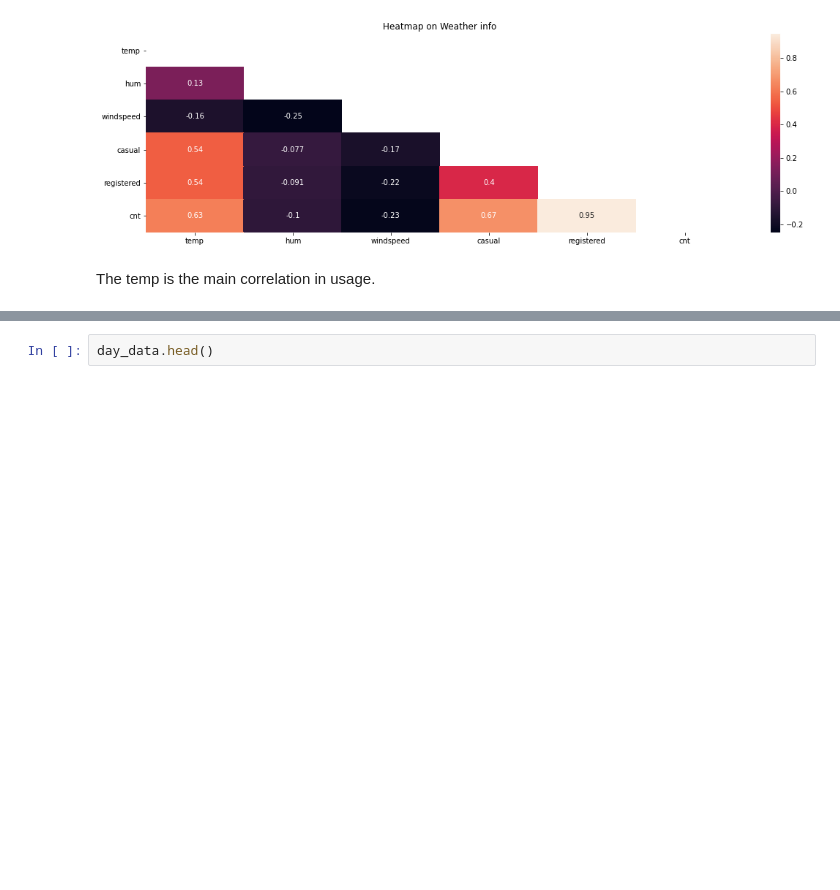
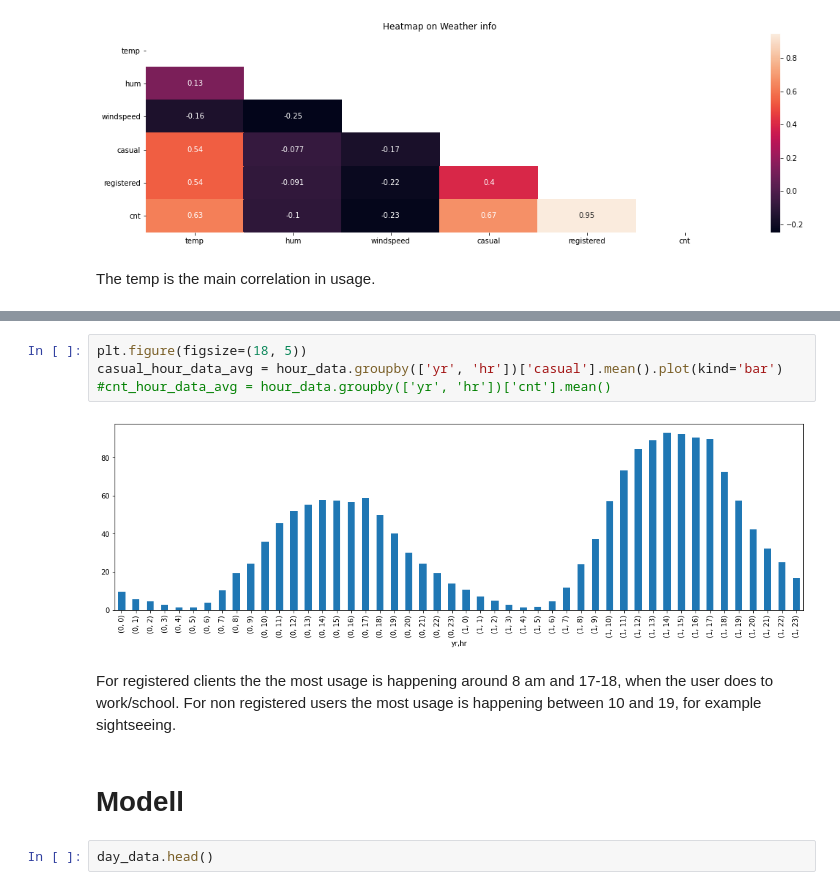
Before and after one commit to Judiiith/Bike_Sharing, a Jupyter notebook: Bike_Sharing.ipynb, the cells around one changed output, grey strips where cells are left out. Saved outputs shown, nothing was run; the diff lists cells and outputs as text; blank space fills up the shorter version.

```diff
--- a/Bike_Sharing.ipynb
+++ b/Bike_Sharing.ipynb
@@ -162,3 +185,14 @@ The temp is the main correlation in usage.
+# %%
+plt.figure(figsize=(18, 5))
+casual_hour_data_avg = hour_data.groupby(['yr', 'hr'])['casual'].mean().plot(kind='bar')
+#cnt_hour_data_avg = hour_data.groupby(['yr', 'hr'])['cnt'].mean()
+# %% [output]
+[figure, added]
+# %% [markdown]
+For registered clients the the most usage is happening around 8 am and 17-18, when the user does to work/school.
+For non registered users the most usage is happening between 10 and 19, for example sightseeing.
+# %% [markdown]
+# Modell
 # %%
 day_data.head()
 # %% [output]
```
Also changed, not shown: parts of 25 cells of this notebook.
